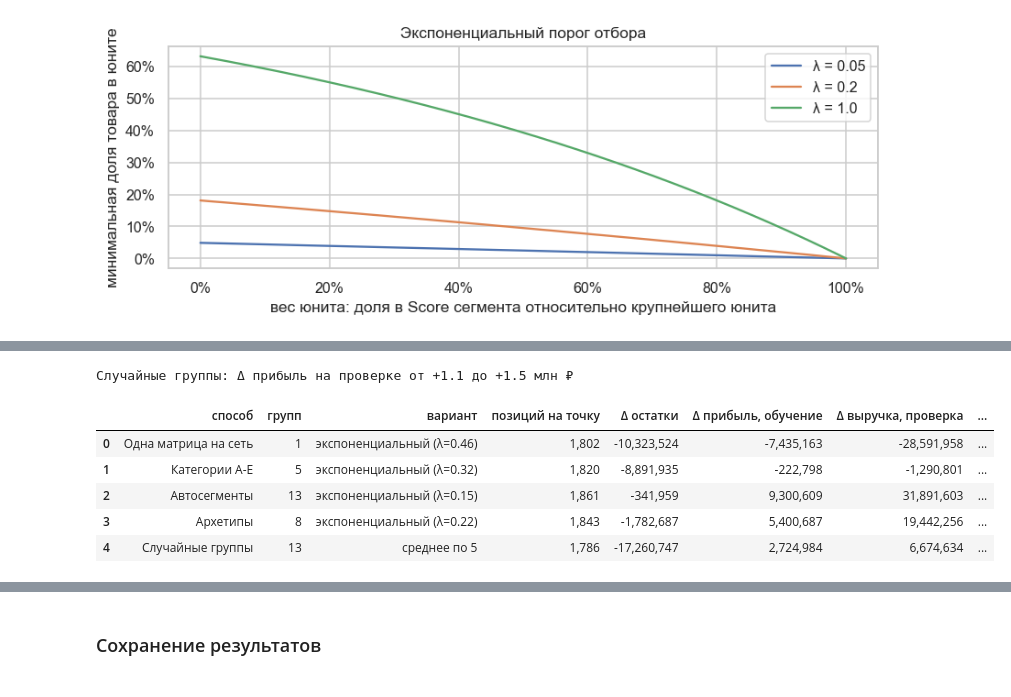
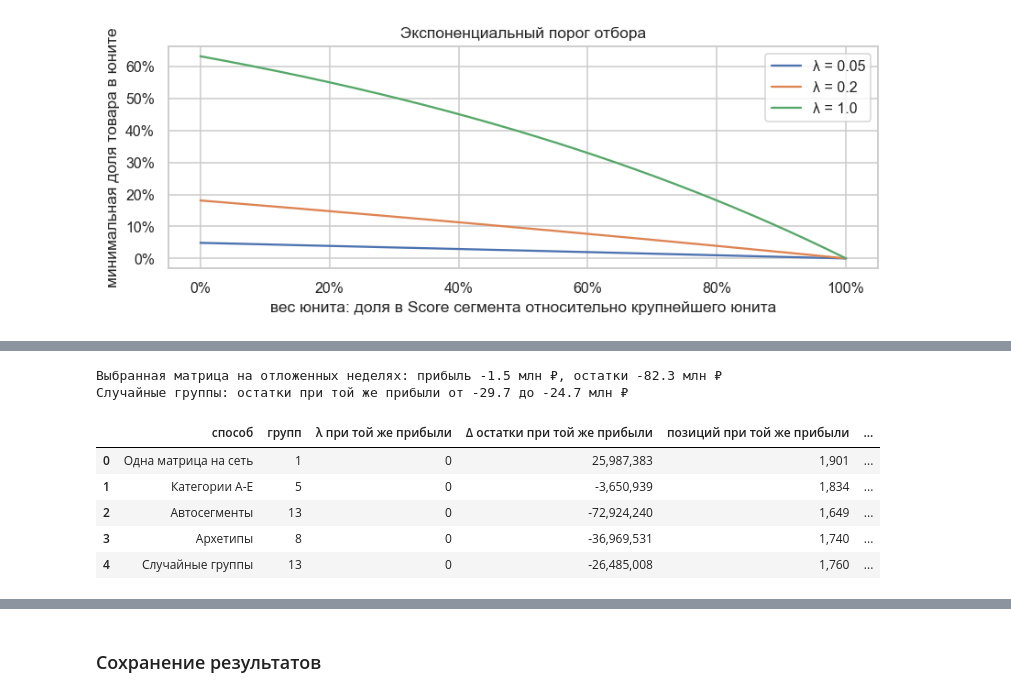
Before and after one commit to Viktor-VK/portfolio, a Jupyter notebook: Скоринг и выбор ассортиментной матрицы/01_score_abc_и_выбор_матрицы.ipynb, the cells around one changed output, grey strips where cells are left out. Saved outputs shown, nothing was run; the diff lists cells and outputs as text; code cells hidden in the pictures.

```diff
--- a/Скоринг и выбор ассортиментной матрицы/01_score_abc_и_выбор_матрицы.ipynb
+++ b/Скоринг и выбор ассортиментной матрицы/01_score_abc_и_выбор_матрицы.ipynb
@@ -63,9 +63,11 @@ ABC_THRESHOLD_CANDIDATES = pd.DataFrame([
     {"method": "строгий", "a": 0.15, "b": 0.25, "c": 0.35, "s_u": 150.0},
 ])
 
-# Строгость экспоненциального отбора подбирается плавно: 30 значений λ от почти «всё продаваемое» до «только лидеры».
-# Чем больше λ, тем строже отбор. ABC-пороги считаются для сравнения, выбор идёт по шкале λ.
-LAMBDA_GRID = list(dict.fromkeys(float(f'{x:.2g}') for x in np.geomspace(0.01, 2, 30)))
+# Строгость экспоненциального отбора: кривая строится по 10 значениям λ от почти «всё продаваемое» до «только
+# лидеры» (чем больше λ, тем строже отбор), а точки пересечения с нулём прибыли и нулём остатков считаются точно -
+# λ подбирается делением отрезка пополам. ABC-пороги считаются для сравнения.
+LAMBDA_GRID = list(dict.fromkeys(float(f'{x:.2g}') for x in np.geomspace(0.01, 2, 10)))
+SOLVE_ITERS = 12   # шагов деления отрезка при поиске нулевой точки
 LAMBDAS_SHOW = [0.05, 0.2, 1.0]   # для графика формы порога
 
 # Защищённые позиции входят в матрицу независимо от Score: минимальный ассортимент и собственная марка
@@ -357,7 +387,17 @@ plt.title('Экспоненциальный порог отбора'); plt.legen
 [figure]
 # %%
 res_train = compare_variants(seg_groups, cand, train)
-selected = choose(res_train)
+fact_train = res_train.set_index('вариант').loc['факт']
+# правило выбора: минимум остатков при прибыли как у действующей матрицы - точка, где кривая пересекает
+# нулевую Δ прибыли на неделях обучения (прибыль - оценка по текущим продажам, остатки сравниваются полностью)
+lam_sel, _ = solve_lambda(seg_groups, cand, 'profit', train, fact_train)
+selected = f'экспоненциальный (λ={lam_sel:.3g})'
+protected = (PROTECT_MIN_ASSORTMENT & cand.is_min_assortment) | (PROTECT_OWN_BRAND & cand.is_own_brand)
+cand[selected] = matrix_sign_by_exponential_bound(cand, lam_sel) | (protected & (cand.score > 0))
+sel_row = {'вариант': selected, **evaluate(to_pairs(seg_groups, cand, selected), train)}
+res_train = pd.concat([res_train, pd.DataFrame([sel_row])], ignore_index=True)
+for m in ['stock_rub', 'revenue', 'profit', 'positions']:
+    res_train[f'diff_{m}'] = res_train[m] - res_train.loc[0, m]
 res_train.style.format({c: '{:,.0f}' for c in res_train.columns if c != 'вариант'})
 # %% [output]
 |  | вариант | stock_rub | revenue | profit | positions | diff_stock_rub | diff_revenue | diff_profit | ... |
@@ -432,60 +482,60 @@ rng = np.random.default_rng(SEED)
 groupings = {
     'Одна матрица на сеть': pd.Series('сеть', index=stores.index),
     'Категории A-E': stores.CurrentCategory,
     'Автосегменты': stores.segment,
     'Архетипы': stores.archetype,
 }
 for i in range(N_RANDOM):
     groupings[f'Случайные группы #{i + 1}'] = pd.Series(rng.permutation(stores.segment.to_numpy()), index=stores.index)
 
 fact_test = evaluate(fact_pairs, test)
 rows, curve = [], []
 for name, groups in groupings.items():
     c, _ = build_candidates(groups)
-    rt = compare_variants(groups, c, train)
-    v = choose(rt)
-    # кривая «остатки -> прибыль»: вся шкала строгости, прибыль - и на обучении, и на отложенных неделях
+    rt = compare_variants(groups, c, train).set_index('вариант')
+    # кривая «остатки -> прибыль» по сетке строгости: прибыль и на обучении, и на отложенных неделях
     for vname in EXP_VARIANTS:
-        tr = rt.set_index('вариант').loc[vname]
         te = evaluate(to_pairs(groups, c, vname), test)
         curve.append({'способ': name, 'вариант': vname, 'lam': dict(VARIANTS)[vname],
-                      'Δ остатки': tr.diff_stock_rub, 'Δ прибыль, обучение': tr.diff_profit,
-                      'Δ прибыль, проверка': te['profit'] - fact_test['profit'], 'выбран': vname == v})
-    chosen_train = rt.set_index('вариант').loc[v]
-    ev = evaluate(to_pairs(groups, c, v), test)
-    rows.append({'способ': name, 'групп': groups.nunique(), 'вариант': v,
-                 'позиций на точку': ev['positions'],
-                 'Δ остатки': chosen_train.diff_stock_rub,
-                 'Δ прибыль, обучение': chosen_train.diff_profit,
-                 'Δ выручка, проверка': ev['revenue'] - fact_test['revenue'],
-                 'Δ прибыль, проверка': ev['profit'] - fact_test['profit']})
+                      'Δ остатки': rt.loc[vname].diff_stock_rub, 'Δ прибыль, обучение': rt.loc[vname].diff_profit,
+                      'Δ прибыль, проверка': te['profit'] - fact_test['profit']})
+    # две точки пересечения с нулевыми осями на отложенных неделях - считаются точно
+    lam_s, at_s = solve_lambda(groups, c, 'stock_rub', test, fact_test)
+    lam_p, at_p = solve_lambda(groups, c, 'profit', test, fact_test)
+    rows.append({'способ': name, 'групп': groups.nunique(),
+                 'λ при той же прибыли': lam_p, 'Δ остатки при той же прибыли': at_p['stock_rub'],
+                 'позиций при той же прибыли': at_p['positions_abs'],
+                 'λ при тех же остатках': lam_s, 'Δ прибыль при тех же остатках': at_s['profit']})
 exp = pd.DataFrame(rows)
 
 # случайные разбиения - одной строкой (среднее), разброс - отдельно
 rnd = exp[exp['способ'].str.startswith('Случайные')]
 rnd_row = rnd.mean(numeric_only=True).to_dict()
-rnd_row.update({'способ': 'Случайные группы', 'вариант': f'среднее по {N_RANDOM}'})
+rnd_row.update({'способ': 'Случайные группы', 'групп': int(rnd['групп'].iloc[0])})
 summary = pd.concat([exp[~exp['способ'].str.startswith('Случайные')], pd.DataFrame([rnd_row])], ignore_index=True)
-# одно число: прибыль на проверке минус стоимость денег в остатках за период проверки
-summary['эффект'] = summary['Δ прибыль, проверка'] - summary['Δ остатки'] * CAPITAL_COST_YEAR * TEST_DAYS / 365
 
 # кривые: случайные разбиения усредняются по каждому λ
 frontier = pd.DataFrame(curve)
 is_rnd = frontier['способ'].str.startswith('Случайные')
 rnd_curve = frontier[is_rnd].groupby(['вариант', 'lam'], as_index=False)[['Δ остатки', 'Δ прибыль, обучение', 'Δ прибыль, проверка']].mean()
-rnd_curve['способ'], rnd_curve['выбран'] = 'Случайные группы', False
+rnd_curve['способ'] = 'Случайные группы'
 frontier = pd.concat([frontier[~is_rnd], rnd_curve], ignore_index=True).sort_values(['способ', 'lam'])
-print(f"Случайные группы: Δ прибыль на проверке от {rnd['Δ прибыль, проверка'].min() / 1e6:+.1f} "
-      f"до {rnd['Δ прибыль, проверка'].max() / 1e6:+.1f} млн ₽")
+
+# выбранная матрица автосегментов (по неделям обучения) - на отложенных неделях
+sel_test = diffs(to_pairs(seg_groups, cand, selected), test, fact_test)
+print(f"Выбранная матрица на отложенных неделях: прибыль {sel_test['profit'] / 1e6:+.1f} млн ₽, остатки {sel_test['stock_rub'] / 1e6:+.1f} млн ₽")
+print(f"Случайные группы: остатки при той же прибыли от {rnd['Δ остатки при той же прибыли'].min() / 1e6:+.1f} "
+      f"до {rnd['Δ остатки при той же прибыли'].max() / 1e6:+.1f} млн ₽")
 summary.style.format({c: '{:,.0f}' for c in summary.columns if c not in ('способ', 'вариант')})
 # %% [output]
-Случайные группы: Δ прибыль на проверке от +1.1 до +1.5 млн ₽
+Выбранная матрица на отложенных неделях: прибыль -1.5 млн ₽, остатки -82.3 млн ₽
+Случайные группы: остатки при той же прибыли от -29.7 до -24.7 млн ₽
-|  | способ | групп | вариант | позиций на точку | Δ остатки | Δ прибыль, обучение | Δ выручка, проверка | ... |
-| 0 | Одна матрица на сеть | 1 | экспоненциальный (λ=0.46) | 1,802 | -10,323,524 | -7,435,163 | -28,591,958 | ... |
-| 1 | Категории A-E | 5 | экспоненциальный (λ=0.32) | 1,820 | -8,891,935 | -222,798 | -1,290,801 | ... |
-| 2 | Автосегменты | 13 | экспоненциальный (λ=0.15) | 1,861 | -341,959 | 9,300,609 | 31,891,603 | ... |
-| 3 | Архетипы | 8 | экспоненциальный (λ=0.22) | 1,843 | -1,782,687 | 5,400,687 | 19,442,256 | ... |
-| 4 | Случайные группы | 13 | среднее по 5 | 1,786 | -17,260,747 | 2,724,984 | 6,674,634 | ... |
+|  | способ | групп | λ при той же прибыли | Δ остатки при той же прибыли | позиций при той же прибыли | ... |
+| 0 | Одна матрица на сеть | 1 | 0 | 25,987,383 | 1,901 | ... |
+| 1 | Категории A-E | 5 | 0 | -3,650,939 | 1,834 | ... |
+| 2 | Автосегменты | 13 | 0 | -72,924,240 | 1,649 | ... |
+| 3 | Архетипы | 8 | 0 | -36,969,531 | 1,740 | ... |
+| 4 | Случайные группы | 13 | 0 | -26,485,008 | 1,760 | ... |
 # %%
 fig, ax = plt.subplots(figsize=(11, 5))
 palette = {'Одна матрица на сеть': '#8d97a3', 'Категории A-E': '#c47a22', 'Автосегменты': '#e76f51',
```
Also changed, not shown: parts of 10 cells of this notebook, 2 other files.
